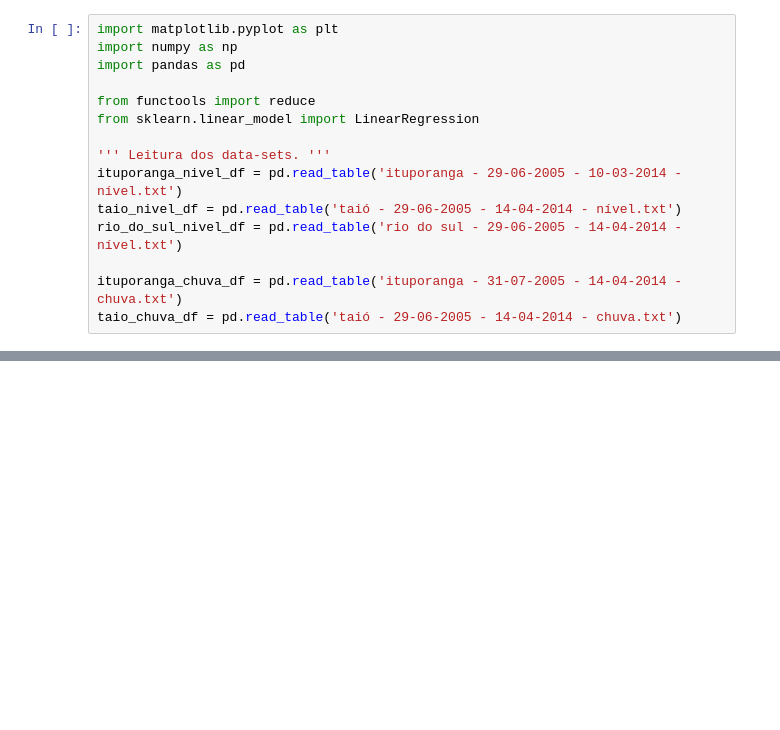
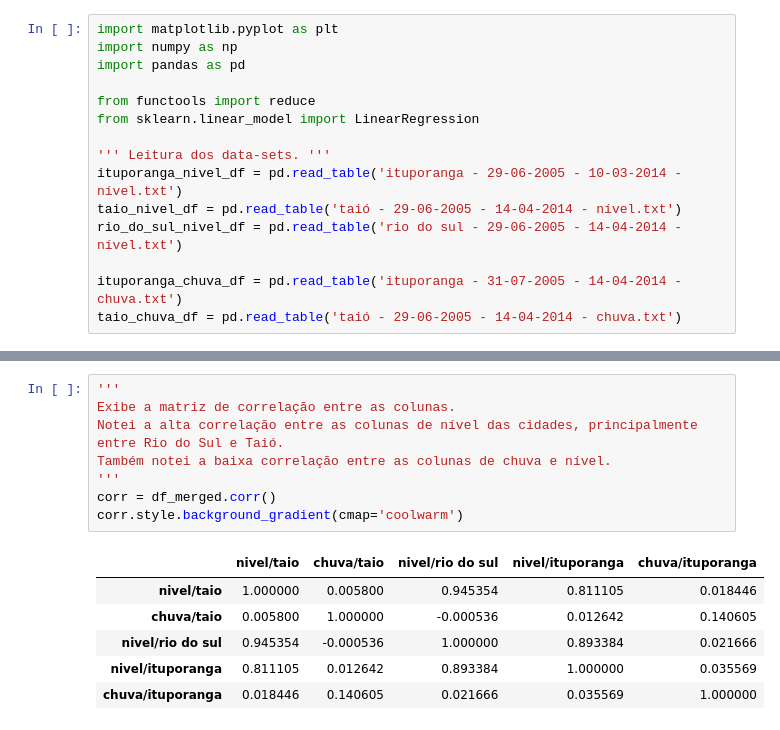
Before and after one commit to Victor-Fiamoncini/atv_ml_02, a Jupyter notebook: src/main..ipynb, the cells around one changed output, grey strips where cells are left out. Cells and saved outputs as stored; diff of their text form; blank space fills up the shorter version.

```diff
--- a/src/main..ipynb
+++ b/src/main..ipynb
@@ -102,0 +110,15 @@ Coeficiente R^2 obtido pelo LinearRegression: 96.26779871175859
+# %%
+'''
+Exibe a matriz de correlação entre as colunas.
+Notei a alta correlação entre as colunas de nível das cidades, principalmente entre Rio do Sul e Taió.
+Também notei a baixa correlação entre as colunas de chuva e nível.
+'''
+corr = df_merged.corr()
+corr.style.background_gradient(cmap='coolwarm')
+# %% [output]
+|  | nivel/taio | chuva/taio | nivel/rio do sul | nivel/ituporanga | chuva/ituporanga |
+| nivel/taio | 1.000000 | 0.005800 | 0.945354 | 0.811105 | 0.018446 |
+| chuva/taio | 0.005800 | 1.000000 | -0.000536 | 0.012642 | 0.140605 |
+| nivel/rio do sul | 0.945354 | -0.000536 | 1.000000 | 0.893384 | 0.021666 |
+| nivel/ituporanga | 0.811105 | 0.012642 | 0.893384 | 1.000000 | 0.035569 |
+| chuva/ituporanga | 0.018446 | 0.140605 | 0.021666 | 0.035569 | 1.000000 |
```
Also changed, not shown: parts of 2 cells of this notebook.
